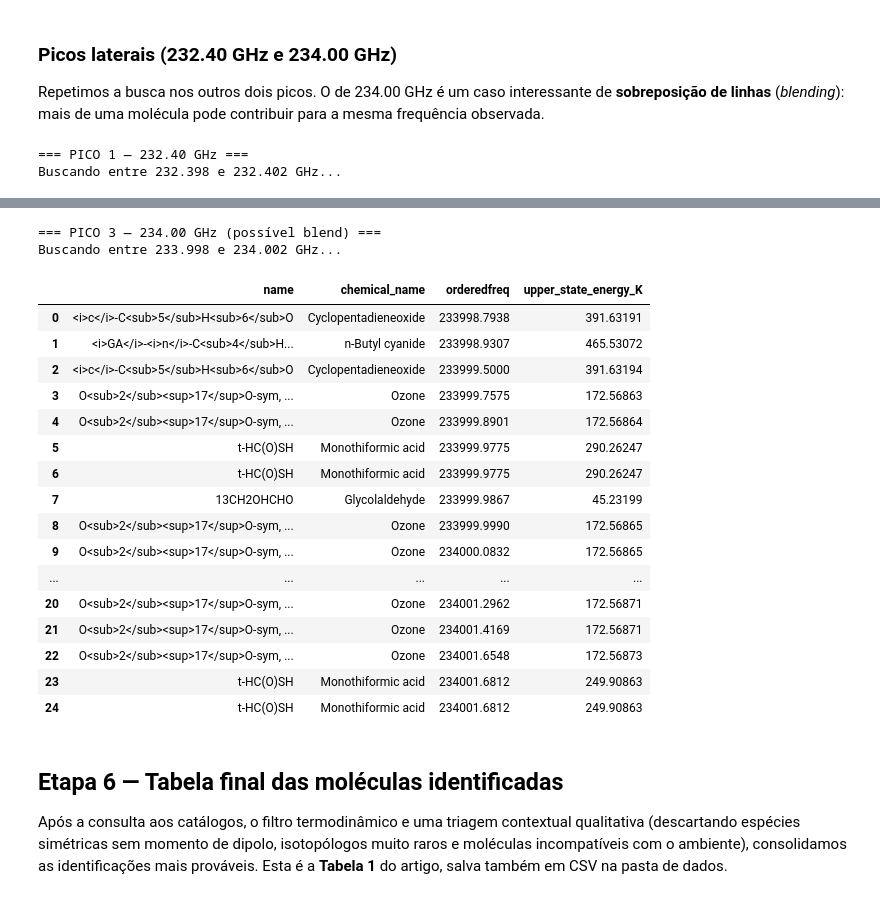
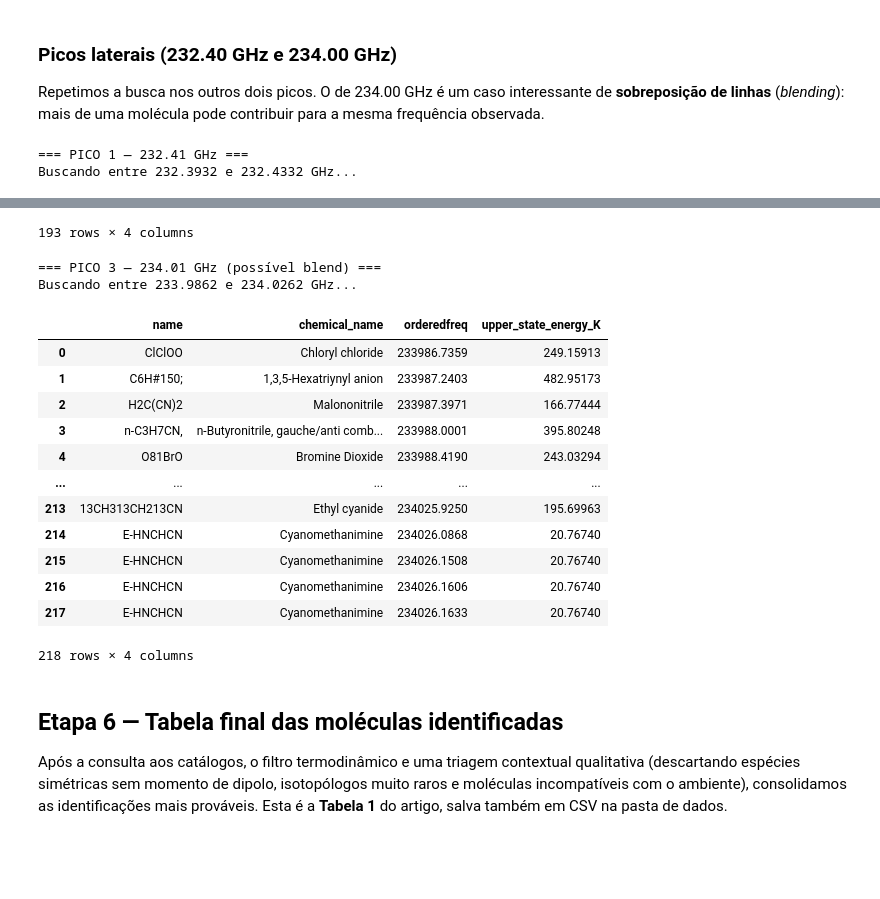
Before and after one commit to rrf-astro/Astroquimica_nebulosa_Orion, a Jupyter notebook: Espectro_OMC-1.ipynb, the cells around one changed output, grey strips where cells are left out. Drawn from its saved outputs; the diff is of its cells as text; code cells hidden in the pictures; blank space fills up the shorter version.

```diff
--- a/Espectro_OMC-1.ipynb
+++ b/Espectro_OMC-1.ipynb
@@ -236,7 +224,8 @@ mais intenso — a nossa **"Região 5"**.
 > vazios marcados como `NaN` nas bordas; essas funções os ignoram.
 # %%
 # Mapa de intensidade maxima: "achata" o eixo espectral (axis=0).
-mapa_max = np.nanmax(cubo, axis=0)
+with np.errstate(all="ignore"):          # bordas do cubo são todas-NaN; ignoramos o aviso
+    mapa_max = np.nanmax(np.where(np.isfinite(cubo), cubo, np.nan), axis=0)
 
 # Coordenadas (y, x) do pixel mais brilhante de todo o cubo.
 y_pico, x_pico = np.unravel_index(np.nanargmax(mapa_max), mapa_max.shape)
@@ -256,10 +274,24 @@ Geramos a figura de dois painéis usada no artigo: à esquerda o mapa da nuvem c
 de pico destacado; à direita o espectro extraído nesse ponto. A figura é salva em
 `figuras/fig3_mapa_espectro.png`.
 # %%
+from matplotlib.colors import LogNorm
+
+FREQ_MIN, FREQ_MAX = freq_ghz.min(), freq_ghz.max()
+MARGEM_X = 0.01 * (FREQ_MAX - FREQ_MIN)
+
 fig, (ax1, ax2) = plt.subplots(1, 2, figsize=(14, 5))
 
-# --- Painel esquerdo: mapa espacial ---
-im = ax1.imshow(mapa_max, origin="lower", cmap="inferno")
+# --- Painel esquerdo: recorte ao redor da fonte, escala logarítmica ---
+margem = 40
+y0, y1 = max(0, y_pico - margem), min(mapa_max.shape[0], y_pico + margem)
+x0, x1 = max(0, x_pico - margem), min(mapa_max.shape[1], x_pico + margem)
+recorte = mapa_max[y0:y1, x0:x1]
+vmin = np.nanpercentile(recorte[recorte > 0], 5)
+vmax = np.nanmax(recorte)
+
+im = ax1.imshow(recorte, origin="lower", cmap="inferno",
+                norm=LogNorm(vmin=max(vmin, 1e-3), vmax=vmax),
+                extent=[x0, x1, y0, y1])
 ax1.plot(x_pico, y_pico, marker="+", color="cyan", markersize=15,
          markeredgewidth=2.0, label=f"Pico (X={x_pico}, Y={y_pico})")
 ax1.set_xlabel("Pixel (eixo X)")
@@ -270,11 +302,22 @@ cbar = fig.colorbar(im, ax=ax1, label="Intensidade máxima (Jy/beam)",
 cbar.ax.tick_params(direction="in")
 estilo_sm(ax1)
 
-# --- Painel direito: espectro no pixel de pico ---
+# --- Painel direito: espectro com picos detectados marcados ---
+# Os rótulos de frequência ficam ancorados no topo do quadro (coordenada de eixo,
+# não de dado) e na vertical: assim nunca colidem com a moldura nem com picos de
+# alturas muito diferentes, mesmo para o pico mais próximo da borda direita. Uma
+# pequena margem em x (MARGEM_X) evita que picos nas extremidades fiquem colados
+# à moldura.
 ax2.plot(freq_ghz, espectro_pico, color="black", linewidth=0.8)
+for f, a in zip(freq_picos, alt_picos):
+    ax2.axvline(f, color="tab:red", linestyle="--", linewidth=0.7, alpha=0.6)
+    ax2.annotate(f"{f:.3f}", xy=(f, 1.0), xycoords=("data", "axes fraction"),
+                 xytext=(0, 3), textcoords="offset points",
+                 rotation=90, ha="center", va="bottom", fontsize=8,
+                 color="tab:red", clip_on=False, annotation_clip=False)
 ax2.set_xlabel(r"Frequência (GHz)")
 ax2.set_ylabel("Intensidade (Jy/beam)")
-ax2.set_xlim(freq_ghz.min(), freq_ghz.max())
+ax2.set_xlim(FREQ_MIN - MARGEM_X, FREQ_MAX + MARGEM_X)
 ax2.ticklabel_format(useOffset=False, style="plain")
 estilo_sm(ax2)
 
@@ -408,14 +536,14 @@ Repetimos a busca nos outros dois picos. O de 234.00 GHz é um caso interessante
 **sobreposição de linhas** (*blending*): mais de uma molécula pode contribuir para a
 mesma frequência observada.
 # %%
-print("=== PICO 1 — 232.40 GHz ===")
-cand_pico1 = investigar_pico(232.398, 232.402)
+print("=== PICO 1 — 232.41 GHz ===")
+cand_pico1 = investigar_pico(232.4132)
 display(cand_pico1)
 
-print("=== PICO 3 — 234.00 GHz (possível blend) ===")
-cand_pico3 = investigar_pico(233.998, 234.002)
+print("=== PICO 3 — 234.01 GHz (possível blend) ===")
+cand_pico3 = investigar_pico(234.0062)
 display(cand_pico3)
 # %% [output]
-=== PICO 1 — 232.40 GHz ===
-Buscando entre 232.398 e 232.402 GHz...
+=== PICO 1 — 232.41 GHz ===
+Buscando entre 232.3932 e 232.4332 GHz...
 |  | name | chemical_name | orderedfreq | upper_state_energy_K |
@@ -438,22 +561,19 @@ Buscando entre 232.398 e 232.402 GHz...
-=== PICO 3 — 234.00 GHz (possível blend) ===
-Buscando entre 233.998 e 234.002 GHz...
+193 rows × 4 columns
+=== PICO 3 — 234.01 GHz (possível blend) ===
+Buscando entre 233.9862 e 234.0262 GHz...
 |  | name | chemical_name | orderedfreq | upper_state_energy_K |
-| 0 | <i>c</i>-C<sub>5</sub>H<sub>6</sub>O | Cyclopentadieneoxide | 233998.7938 | 391.63191 |
-| 1 | <i>GA</i>-<i>n</i>-C<sub>4</sub>H... | n-Butyl cyanide | 233998.9307 | 465.53072 |
-| 2 | <i>c</i>-C<sub>5</sub>H<sub>6</sub>O | Cyclopentadieneoxide | 233999.5000 | 391.63194 |
-| 3 | O<sub>2</sub><sup>17</sup>O-sym, ... | Ozone | 233999.7575 | 172.56863 |
-| 4 | O<sub>2</sub><sup>17</sup>O-sym, ... | Ozone | 233999.8901 | 172.56864 |
-| 5 | t-HC(O)SH | Monothiformic acid | 233999.9775 | 290.26247 |
-| 6 | t-HC(O)SH | Monothiformic acid | 233999.9775 | 290.26247 |
-| 7 | 13CH2OHCHO | Glycolaldehyde | 233999.9867 | 45.23199 |
-| 8 | O<sub>2</sub><sup>17</sup>O-sym, ... | Ozone | 233999.9990 | 172.56865 |
-| 9 | O<sub>2</sub><sup>17</sup>O-sym, ... | Ozone | 234000.0832 | 172.56865 |
+| 0 | ClClOO | Chloryl chloride | 233986.7359 | 249.15913 |
+| 1 | C6H#150; | 1,3,5-Hexatriynyl anion | 233987.2403 | 482.95173 |
+| 2 | H2C(CN)2 | Malononitrile | 233987.3971 | 166.77444 |
+| 3 | n-C3H7CN, | n-Butyronitrile, gauche/anti comb... | 233988.0001 | 395.80248 |
+| 4 | O81BrO | Bromine Dioxide | 233988.4190 | 243.03294 |
 | ... | ... | ... | ... | ... |
-| 20 | O<sub>2</sub><sup>17</sup>O-sym, ... | Ozone | 234001.2962 | 172.56871 |
-| 21 | O<sub>2</sub><sup>17</sup>O-sym, ... | Ozone | 234001.4169 | 172.56871 |
-| 22 | O<sub>2</sub><sup>17</sup>O-sym, ... | Ozone | 234001.6548 | 172.56873 |
-| 23 | t-HC(O)SH | Monothiformic acid | 234001.6812 | 249.90863 |
-| 24 | t-HC(O)SH | Monothiformic acid | 234001.6812 | 249.90863 |
+| 213 | 13CH313CH213CN | Ethyl cyanide | 234025.9250 | 195.69963 |
+| 214 | E-HNCHCN | Cyanomethanimine | 234026.0868 | 20.76740 |
+| 215 | E-HNCHCN | Cyanomethanimine | 234026.1508 | 20.76740 |
+| 216 | E-HNCHCN | Cyanomethanimine | 234026.1606 | 20.76740 |
+| 217 | E-HNCHCN | Cyanomethanimine | 234026.1633 | 20.76740 |
+218 rows × 4 columns
 # %% [markdown]
 ## Etapa 6 — Tabela final das moléculas identificadas
 
```
Also changed, not shown: parts of 9 cells of this notebook, 5 other files.
